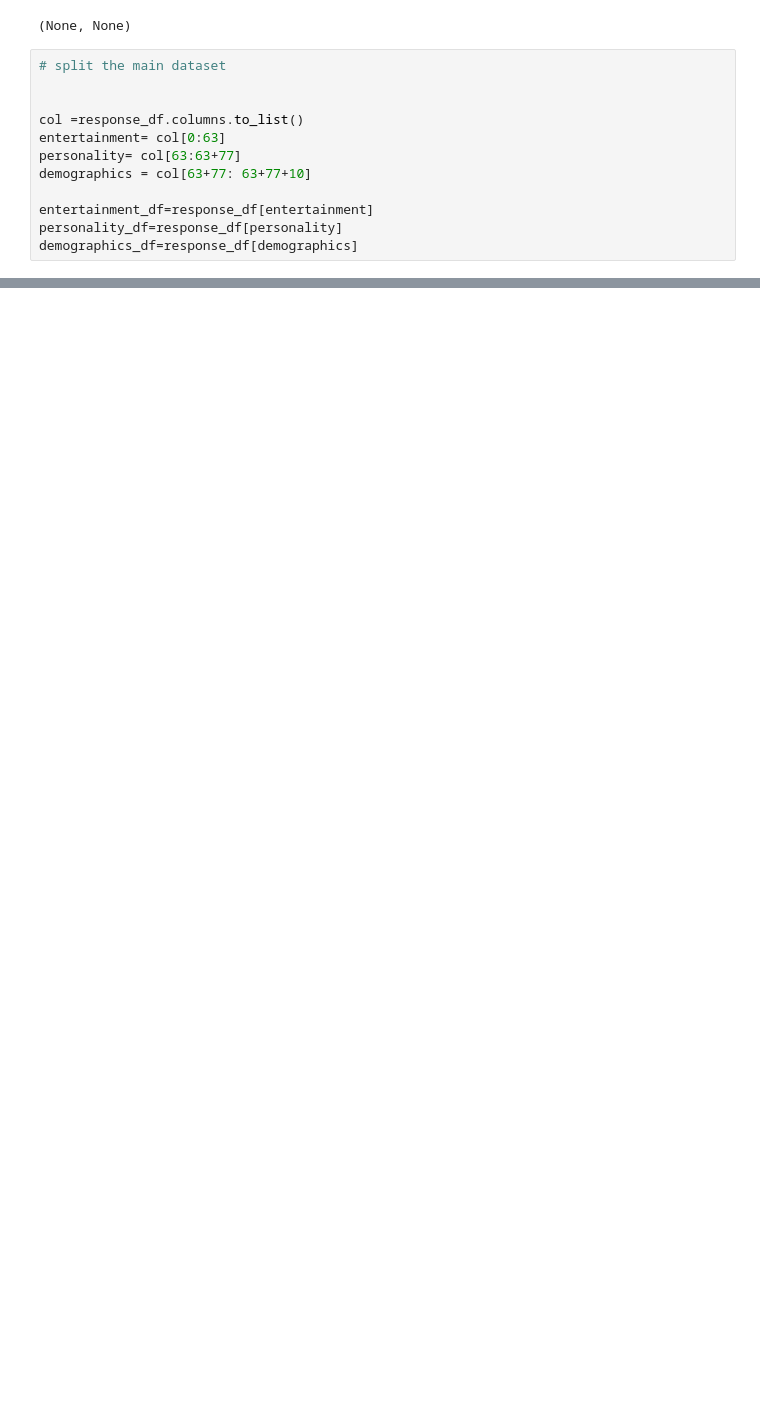
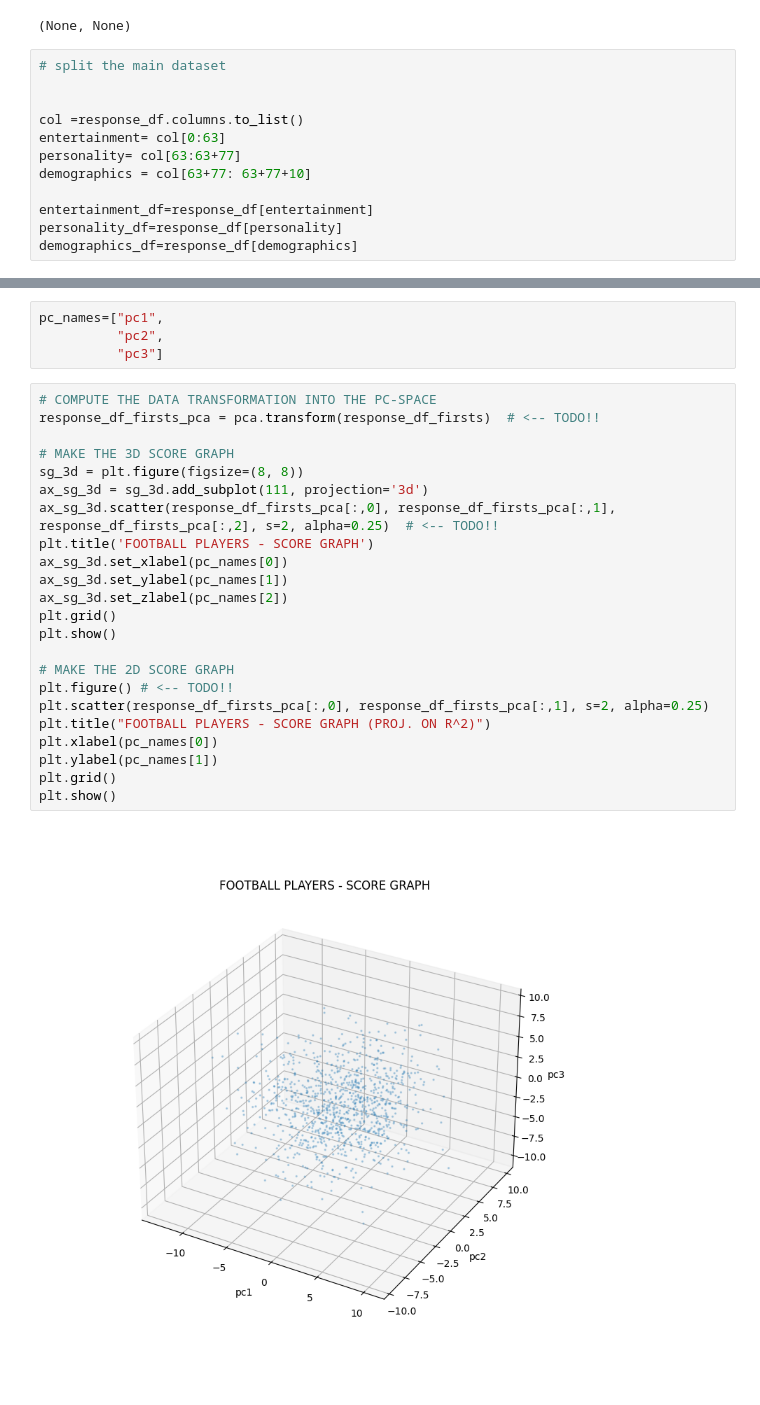
Before and after one commit to BonoGiorgio02/Projects, a Jupyter notebook: HWpca_Bono_Camolese.ipynb, the cells around one changed output, grey strips where cells are left out. Cells and saved outputs as stored; diff of their text form; blank space fills up the shorter version.

```diff
--- a/HWpca_Bono_Camolese.ipynb
+++ b/HWpca_Bono_Camolese.ipynb
@@ -225,0 +207,29 @@ for ii in range(m):
+# %%
+pc_names=["pc1",
+          "pc2",
+          "pc3"]
+# %%
+# COMPUTE THE DATA TRANSFORMATION INTO THE PC-SPACE
+response_df_firsts_pca = pca.transform(response_df_firsts)  # <-- TODO!!
+
+# MAKE THE 3D SCORE GRAPH
+sg_3d = plt.figure(figsize=(8, 8))
+ax_sg_3d = sg_3d.add_subplot(111, projection='3d')
+ax_sg_3d.scatter(response_df_firsts_pca[:,0], response_df_firsts_pca[:,1], response_df_firsts_pca[:,2], s=2, alpha=0.25)  # <-- TODO!!
+plt.title('FOOTBALL PLAYERS - SCORE GRAPH')
+ax_sg_3d.set_xlabel(pc_names[0])
+ax_sg_3d.set_ylabel(pc_names[1])
+ax_sg_3d.set_zlabel(pc_names[2])
+plt.grid()
+plt.show()
+
+# MAKE THE 2D SCORE GRAPH
+plt.figure() # <-- TODO!!
+plt.scatter(response_df_firsts_pca[:,0], response_df_firsts_pca[:,1], s=2, alpha=0.25)
+plt.title("FOOTBALL PLAYERS - SCORE GRAPH (PROJ. ON R^2)")
+plt.xlabel(pc_names[0])
+plt.ylabel(pc_names[1])
+plt.grid()
+plt.show()
+# %% [output]
+[figure, added]
```
Also changed, not shown: parts of 11 cells of this notebook.
